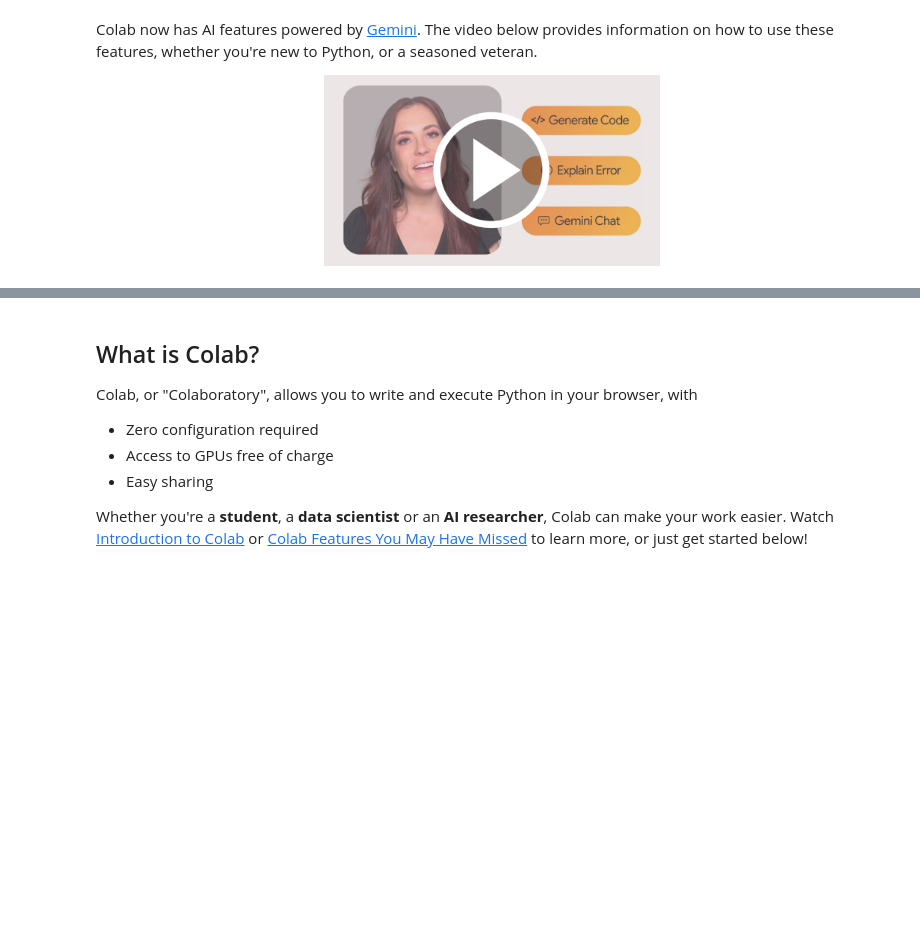
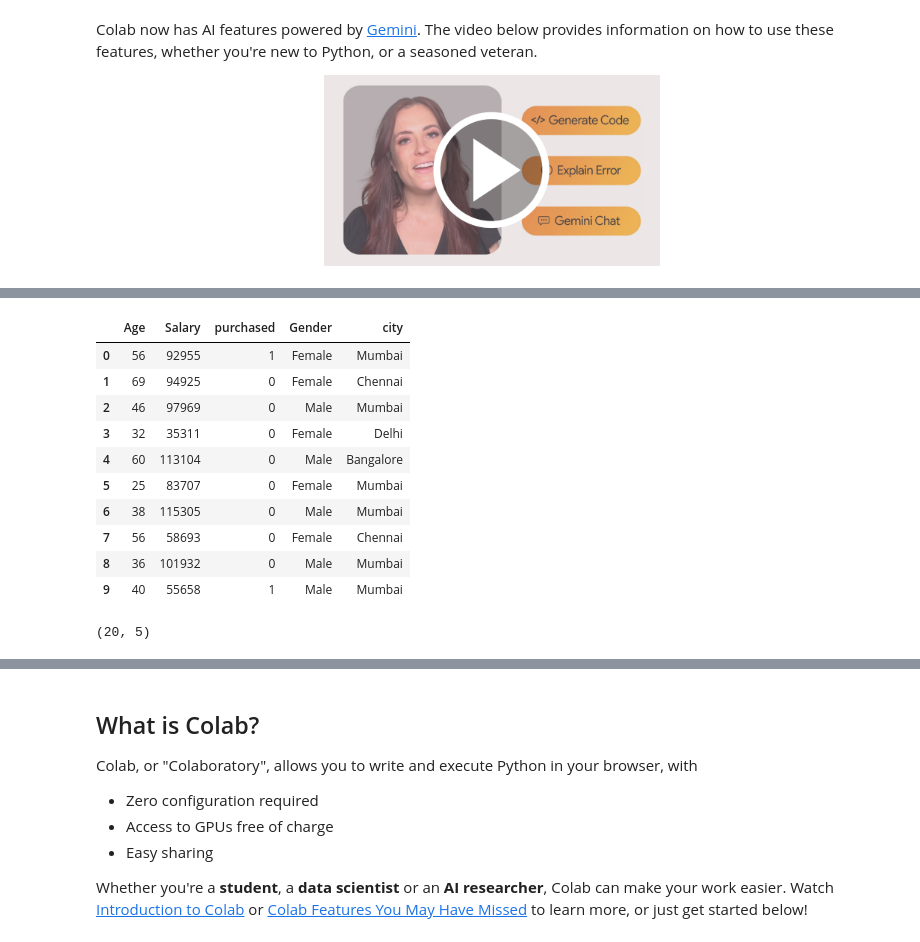
Before and after one commit to pillisrija/mlflaskapp, a Jupyter notebook: Copy_of_Welcome_To_Colab.ipynb, the cells around one changed output, grey strips where cells are left out. Drawn from its saved outputs; the diff is of its cells as text; code cells hidden in the pictures; blank space fills up the shorter version.

```diff
--- a/Copy_of_Welcome_To_Colab.ipynb
+++ b/Copy_of_Welcome_To_Colab.ipynb
@@ -100,17 +34,0 @@ Sales Department:
-# %%
-import pandas as pd
-data = {
-    "Name": ["John", "Alice", "Bob", "Diana"],
-    "Age": [28, 34, 23, 29],
-    "Department": ["HR", "IT", "Marketing", "Finance"],
-    "Salary": [45000, 60000, 35000, 50000]
-}
-Marks = {
-    "Name":["vedith","Rohith"],
-    "AI":[12,15],
-    "ML":[15,14]
-}
-df = pd.DataFrame(data)
-df1=pd.DataFrame(Marks)
-print(df)
-print(df1)
@@ -179,0 +35,18 @@ Name: 2, dtype: object
+# %%
+import pandas as pd
+import numpy as np
+import warnings
+warnings.filterwarnings('ignore')
+np.random.seed(42)
+def createdata():
+  data ={
+      'Age': np.random.randint(18,70,size=20),
+      'Salary': np.random.randint(30000,120000,size=20),
+      'purchased': np.random.choice([0,1],size=20),
+      'Gender': np.random.choice(['Male','Female'],size=20),
+      'city': np.random.choice(['Delhi','Mumbai','Bangalore','Chennai'],size=20)
+  }
+  df = pd.DataFrame(data)
+  return df
+df = createdata()
+print(df)
@@ -179,0 +71,34 @@ Name: 2, dtype: object
+# %%
+df.head(10)
+# %% [output]
+|  | Age | Salary | purchased | Gender | city |
+| 0 | 56 | 92955 | 1 | Female | Mumbai |
+| 1 | 69 | 94925 | 0 | Female | Chennai |
+| 2 | 46 | 97969 | 0 | Male | Mumbai |
+| 3 | 32 | 35311 | 0 | Female | Delhi |
+| 4 | 60 | 113104 | 0 | Male | Bangalore |
+| 5 | 25 | 83707 | 0 | Female | Mumbai |
+| 6 | 38 | 115305 | 0 | Male | Mumbai |
+| 7 | 56 | 58693 | 0 | Female | Chennai |
+| 8 | 36 | 101932 | 0 | Male | Mumbai |
+| 9 | 40 | 55658 | 1 | Male | Mumbai |
+# %%
+import pandas as pd
+import numpy as np
+import warnings
+warnings.filterwarnings('ignore')
+np.random.seed(42)
+def createdata():
+  data ={
+      'Age': np.random.randint(18,70,size=20),
+      'Salary': np.random.randint(30000,120000,size=20),
+      'purchased': np.random.choice([0,1],size=20),
+      'Gender': np.random.choice(['Male','Female'],size=20),
+      'city': np.random.choice(['Delhi','Mumbai','Bangalore','Chennai'],size=20)
+  }
+  df = pd.DataFrame(data)
+  return df
+df = createdata()
+df.shape
+# %% [output]
+(20, 5)
```
Also changed, not shown: parts of 10 cells of this notebook.
